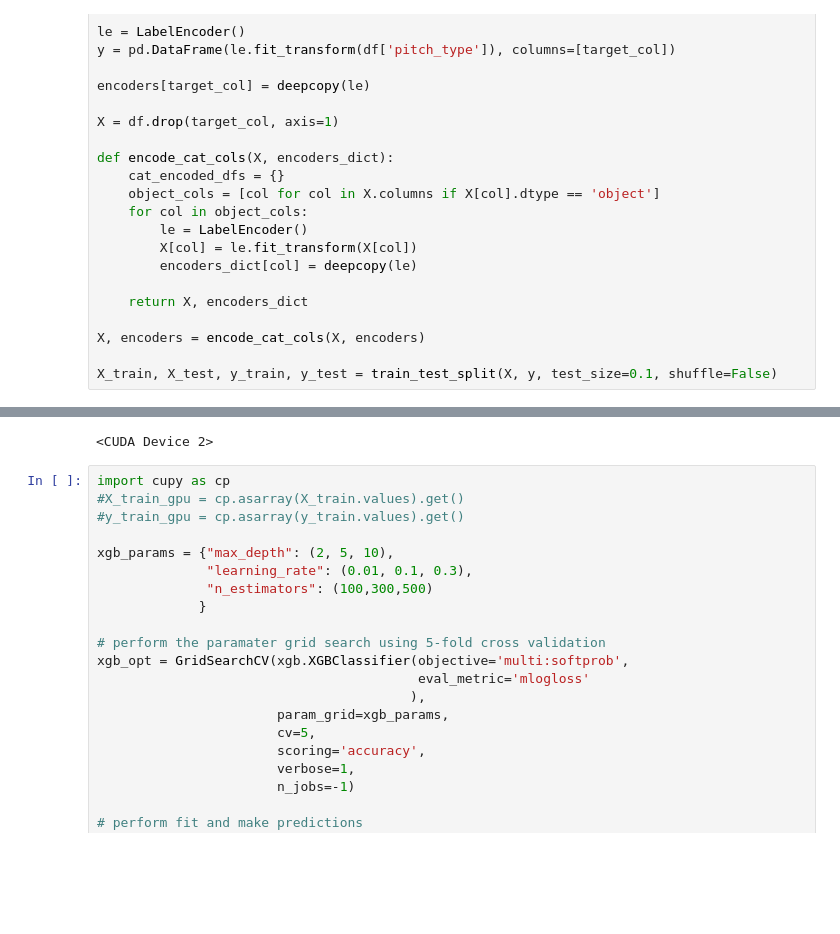
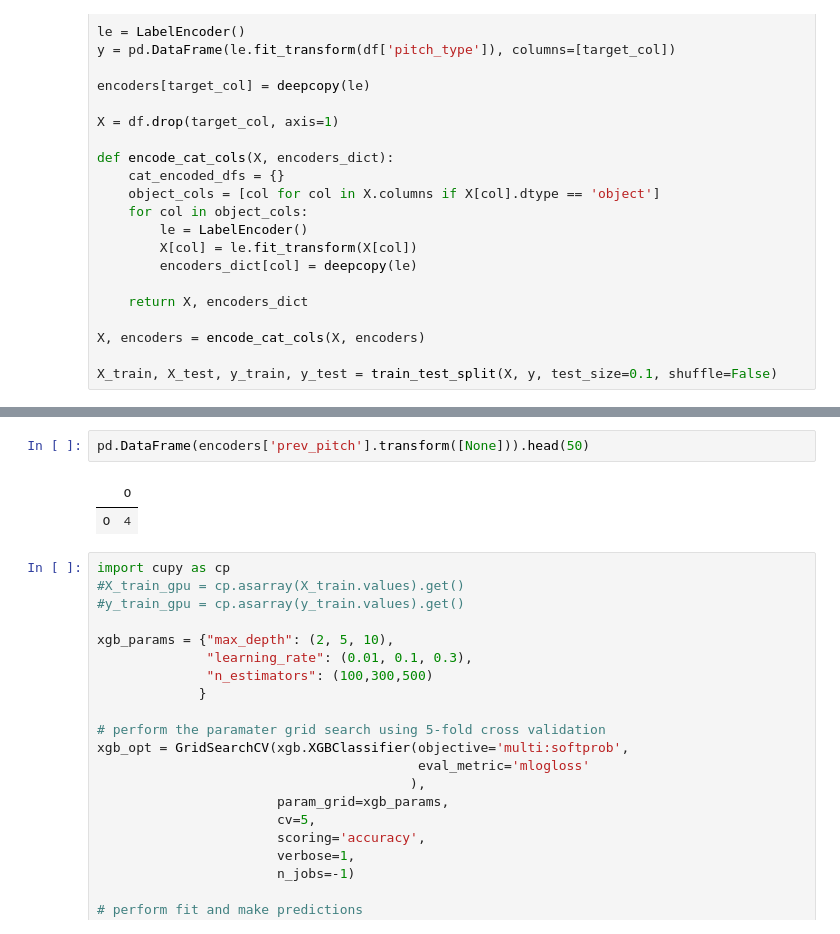
Before and after one commit to reecetec/mlb_simulator, a Jupyter notebook: notebooks/2.1-pitch-sequencing.ipynb, the cells around one changed output, grey strips where cells are left out. Cells and saved outputs as stored; diff of their text form; blank space fills up the shorter version.

```diff
--- a/notebooks/2.1-pitch-sequencing.ipynb
+++ b/notebooks/2.1-pitch-sequencing.ipynb
@@ -163,6 +143,8 @@ memory usage: 985.2 KB
 # %%
+pd.DataFrame(encoders['prev_pitch'].transform([None])).head(50)
 # %% [output]
-<CUDA Device 2>
+|  | 0 |
+| 0 | 4 |
 # %%
 import cupy as cp
 #X_train_gpu = cp.asarray(X_train.values).get()
```
Also changed, not shown: parts of 2 cells of this notebook, 10 other files.
